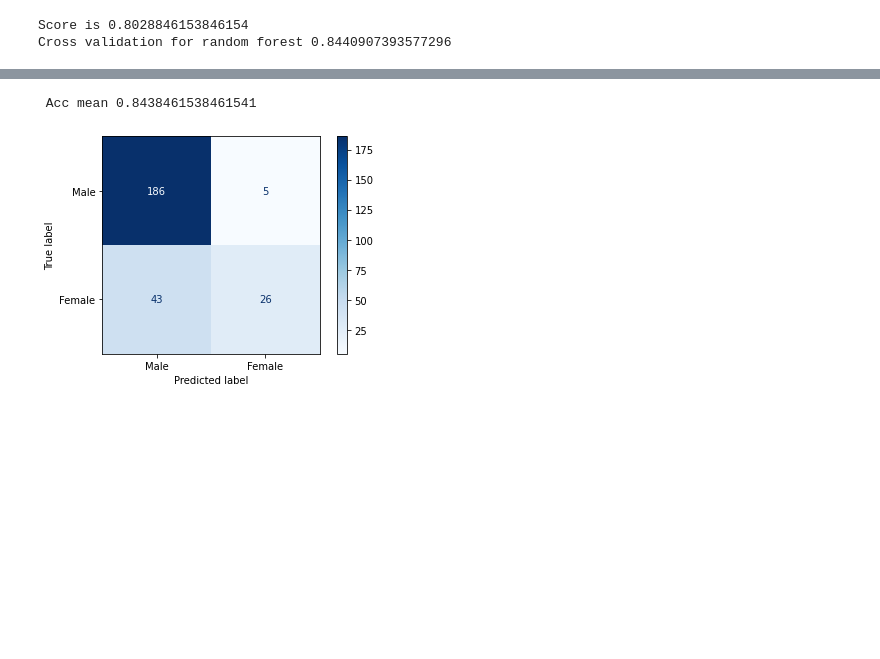
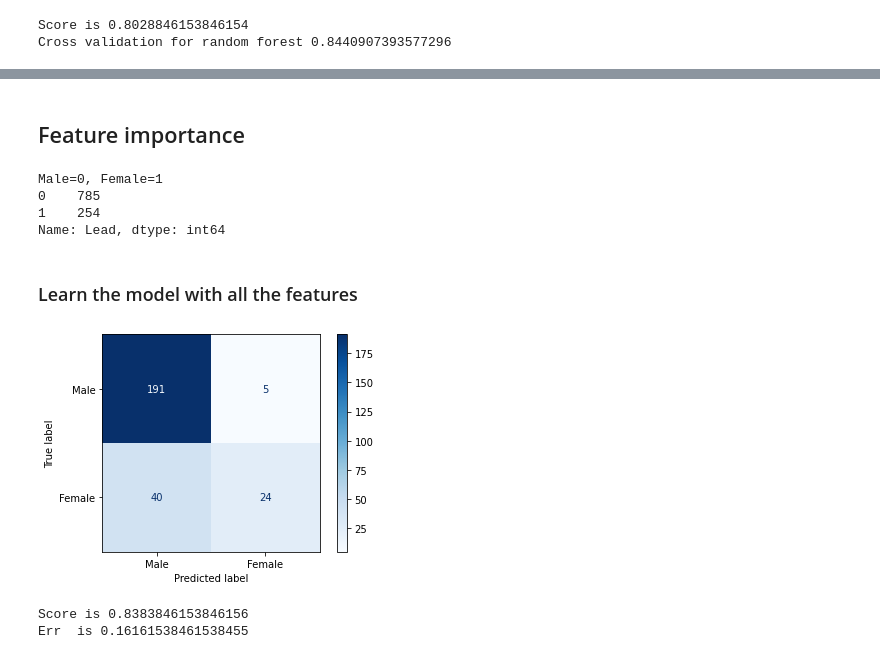
Before and after one commit to jontad/Statistical-Machine-Learning, a Jupyter notebook: randomForest.ipynb, the cells around one changed output, grey strips where cells are left out. Drawn from its saved outputs; the diff is of its cells as text; code cells hidden in the pictures; blank space fills up the shorter version.

```diff
--- a/randomForest.ipynb
+++ b/randomForest.ipynb
@@ -552,36 +365,11 @@ Error rate 0.15834615384615383
-# %%
-sum_score = 0
-err_sum = 0
-x = data.drop(['Year', 'Gross', 'Lead'], axis=1)
-y = data['Lead']
-loop_iter = 100
-
-for i in range(loop_iter):
-
-    random_int = random.Random().randint(0, 99999)
-
-    x_train, x_test, y_train, y_test = \
-    train_test_split(x, y, random_state=random_int, shuffle=True, test_size=0.25)
-
-    # Create a model
-    ran_int = random.Random().randint(0, 99999)
-    rf_clf= RandomForestClassifier()
-
-    # Train th model
-    rf_clf.fit(x_train, y_train)
-
-    # Cross and validation
-    acc_rf_clf = rf_clf.score(x_test, y_test)
-    #rf_cv = cross_val_score(rf_clf, x, y, cv=10)
-
-    sum_score = sum_score + acc_rf_clf
-
-mean_sum = sum_score / loop_iter
-print(f' Acc mean {mean_sum}')
-conf_matrix = plot_confusion_matrix(rf_clf, x_test, y_test,
-                            display_labels=['Male' ,'Female'],
-                            cmap=plt.cm.Blues)
-plt.show()
-# %% [output]
- Acc mean 0.8438461538461541
-[figure, removed]
+# %% [markdown]
+## Feature importance
+# %%
+count_lead = data['Lead'].value_counts()
+print('Male=0, Female=1')
+print(count_lead)
+# %% [output]
+Male=0, Female=1
+0    785
+1    254
+Name: Lead, dtype: int64
@@ -587,0 +427,15 @@ plt.show()
+# %% [markdown]
+### Learn the model with all the features
+# %%
+x = data.drop(['Lead'], axis=1)
+y = data['Lead']
+label = 'All Features'
+loop_iter = 100
+score_sum, err_sum, auc_result = \
+rf_classifier(loop_iter, x, y, auc_result, label)
+print(f'Score is {score_sum}')
+print(f'Err  is {err_sum}')
+# %% [output]
+[figure, added]
+Score is 0.8383846153846156
+Err  is 0.16161538461538455
```
Also changed, not shown: parts of 27 cells of this notebook.
